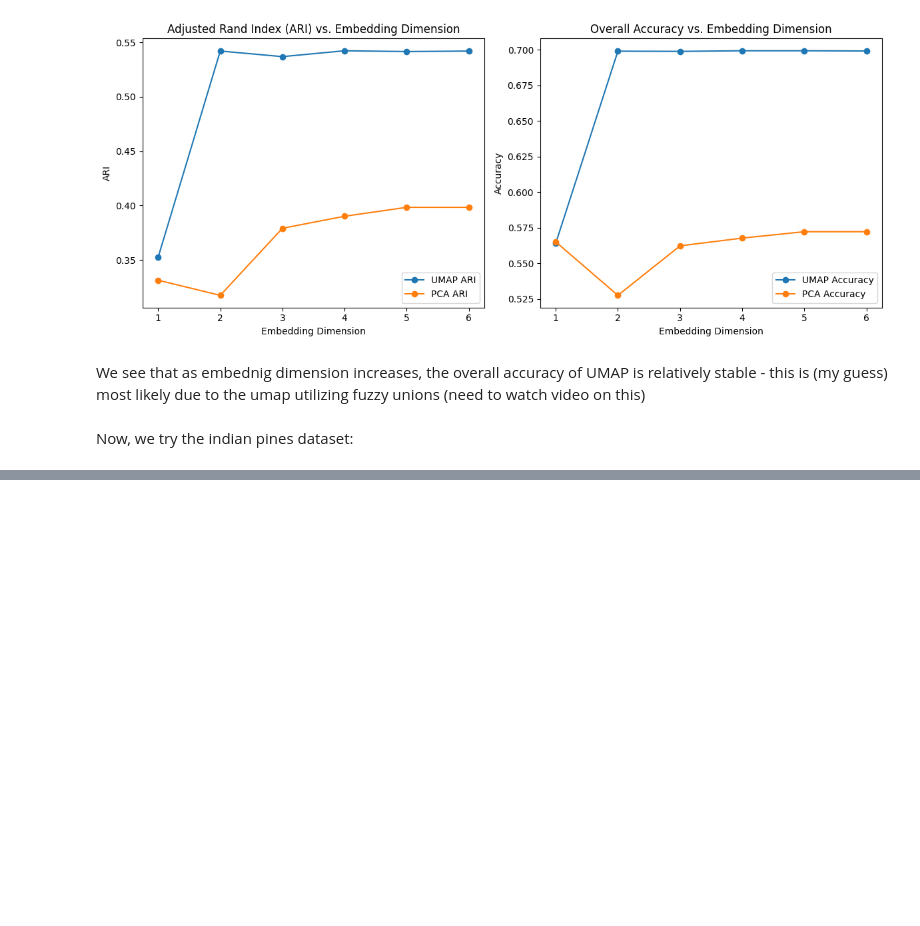
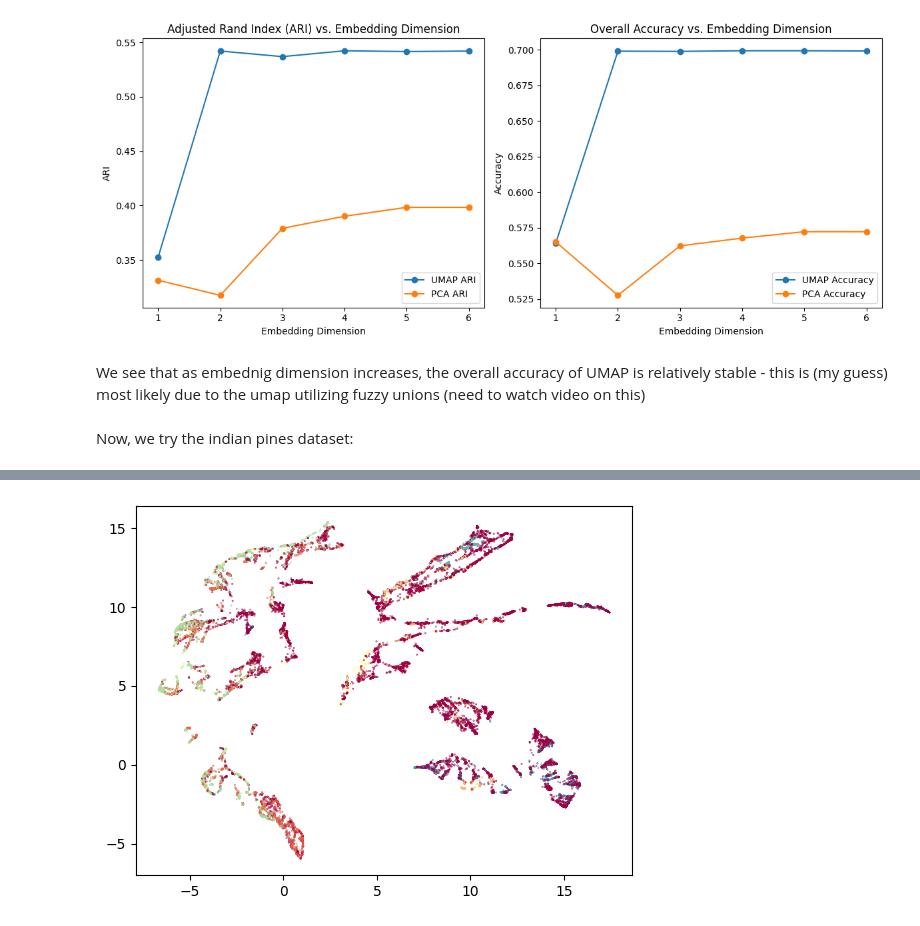
Before and after one commit to seolibek/Tufts2024, a Jupyter notebook: umap_trial.ipynb, the cells around one changed output, grey strips where cells are left out. Drawn from its saved outputs; the diff is of its cells as text; code cells hidden in the pictures; blank space fills up the shorter version.

```diff
--- a/umap_trial.ipynb
+++ b/umap_trial.ipynb
@@ -414,0 +420,4 @@ Now, we try the indian pines dataset:
+# %%
+indian_clust_emb, reshaped_indian = show_clusterable_embedding(HSI_ind,GT_ind)
+# %% [output]
+[figure, added]
```
Also changed, not shown: parts of 33 cells of this notebook.
